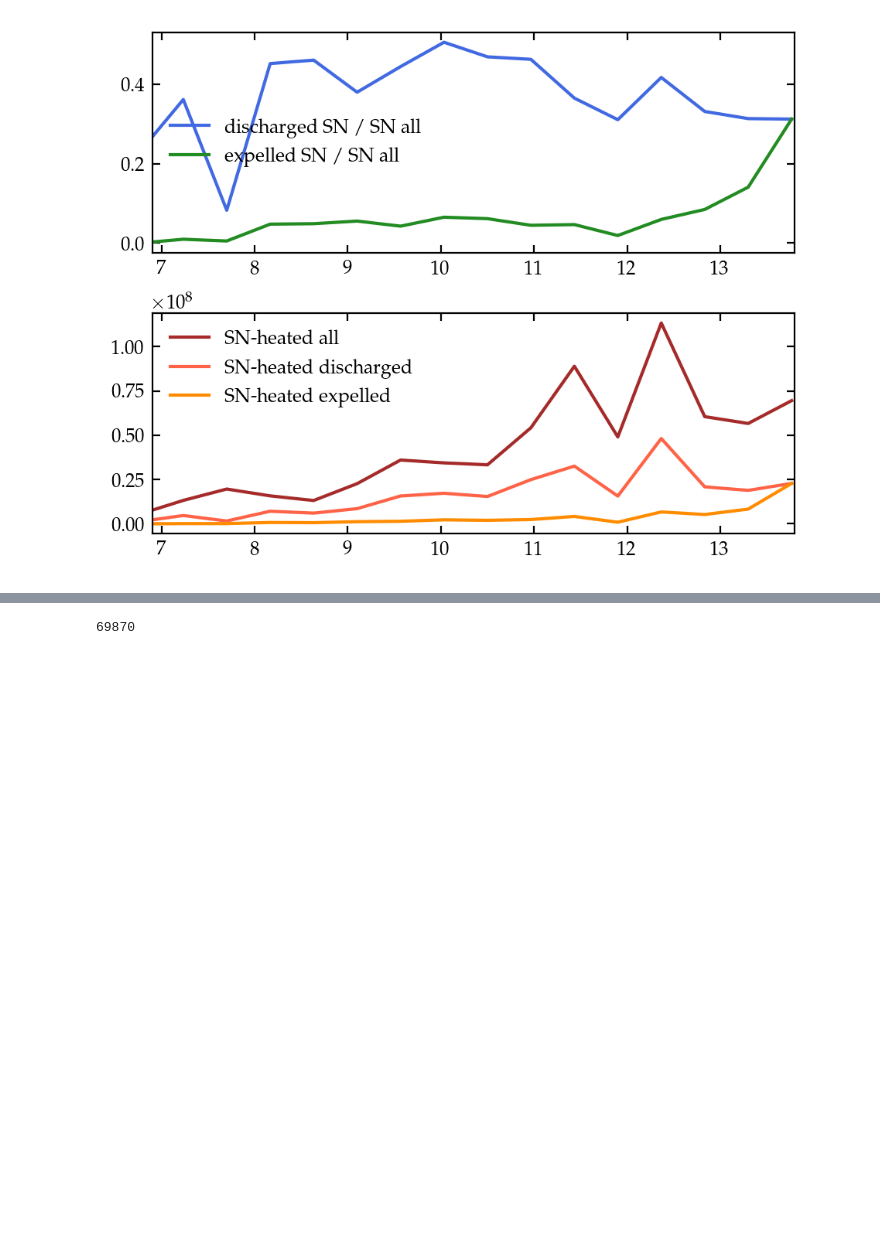
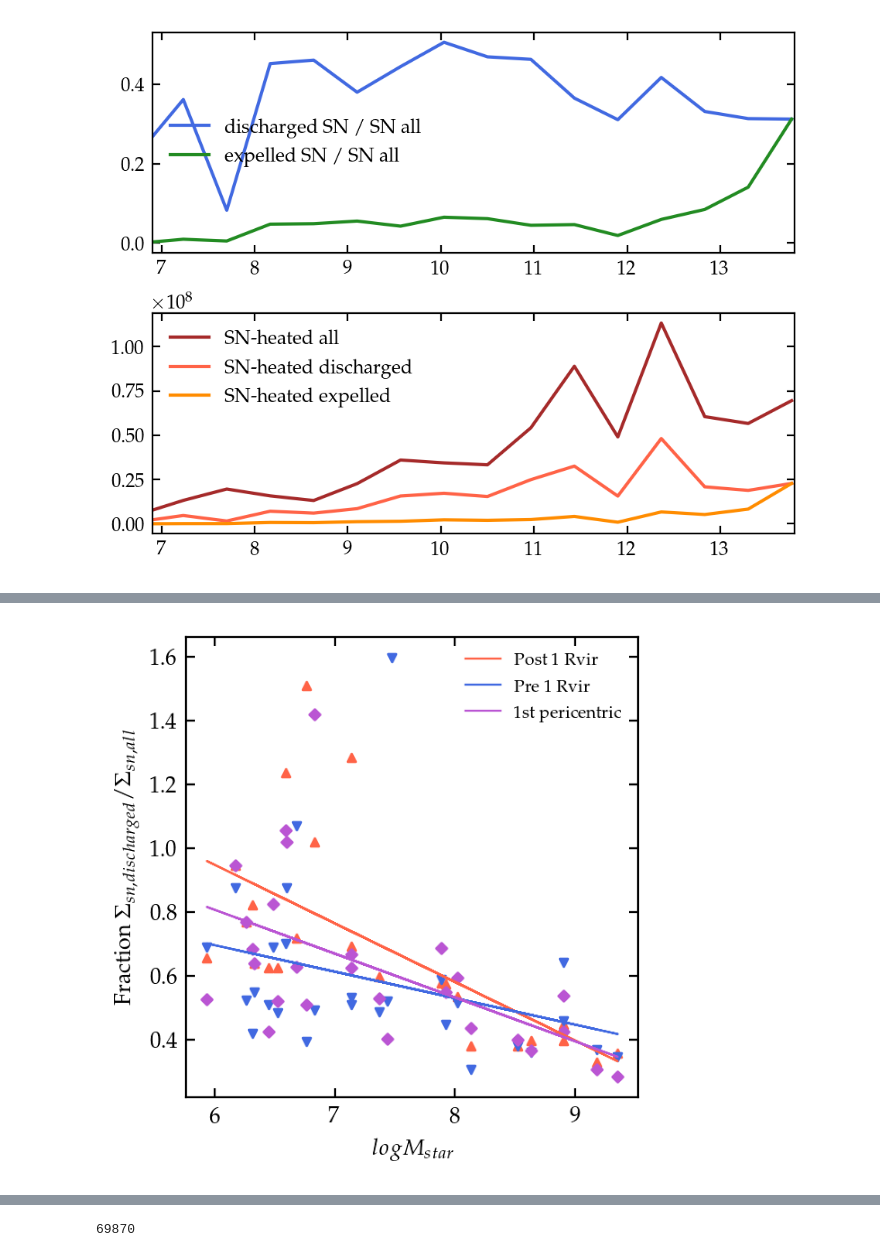
Before and after one commit to avocado-mw/SNe-heated_Gas_Flow, a Jupyter notebook: snheating.ipynb, the cells around one changed output, grey strips where cells are left out. Drawn from its saved outputs; the diff is of its cells as text; code cells hidden in the pictures; blank space fills up the shorter version.

```diff
--- a/snheating.ipynb
+++ b/snheating.ipynb
@@ -281,0 +511,48 @@ print("Program finished execution: ", end - start, " s")
+# %%
+#plot avg fracSN over log stellar mass, and make a linear fit
+#fracDis first
+output = pd.read_csv(f'{rootPath}SNe-heated_Gas_Flow/SNeData/avg_fracSN_calculation_NEW.csv')
+
+fig, ax = plt.subplots(1,1, dpi=200, figsize = (3,3))
+
+# first, log-convert the data:
+from scipy.optimize import curve_fit
+def func(x,s,y0):
+    return y0+s*x
+
+# the initial guess for the function parameters:
+s_guess = [1]
+y_guess = [3]
+
+#'fracDis_Rvir_after'
+xa = np.log10(output['M_star'][np.isfinite(output['fracDis_Rvir_after'])])
+ya = output['fracDis_Rvir_after'][np.isfinite(output['fracDis_Rvir_after'])]
+plt.scatter(np.log10(output['M_star']), output['fracDis_Rvir_after'], c='tomato', marker = "^", s = 10)
+
+popt, pcov = curve_fit(func, xa, ya, p0=[s_guess,y_guess])
+plt.plot(xa, func(xa, *popt), lw = 0.8, c='tomato', label = 'Post 1 Rvir')
+
+#'fracDis_Rvir_before'
+xb = np.log10(output['M_star'][np.isfinite(output['fracDis_Rvir_before'])])
+yb = output['fracDis_Rvir_before'][np.isfinite(output['fracDis_Rvir_before'])]
+plt.scatter(np.log10(output['M_star']), output['fracDis_Rvir_before'], c='royalblue', marker = "v", s = 10)
+
+popt, pcov = curve_fit(func, xb, yb, p0=[s_guess,y_guess])
+plt.plot(xb, func(xb, *popt), lw = 0.8, c='royalblue', label = 'Pre 1 Rvir')
+
+#'fracDis_pericenter'
+xp = np.log10(output['M_star'][np.isfinite(output['fracDis_pericenter'])])
+yp = output['fracDis_pericenter'][np.isfinite(output['fracDis_pericenter'])]
+plt.scatter(np.log10(output['M_star']), output['fracDis_pericenter'], c='mediumorchid', marker = "D", s = 9)
+
+popt, pcov = curve_fit(func, xp, yp, p0=[s_guess,y_guess])
+plt.plot(xp, func(xp, *popt), lw = 0.8, c='mediumorchid', label = '1st pericentric')
+
+ax.set_xlabel("$log M_{star}$")
+ax.set_ylabel('Fraction $\Sigma_{sn, discharged} / \Sigma_{sn, all}$')
+plt.legend(fontsize = 7)
+#save
+plt.savefig(f'plots/avg_fracDis_NEW.pdf')
+plt.show()
+# %% [output]
+[figure, added]
```
Also changed, not shown: parts of 22 cells of this notebook, 3 other files.
